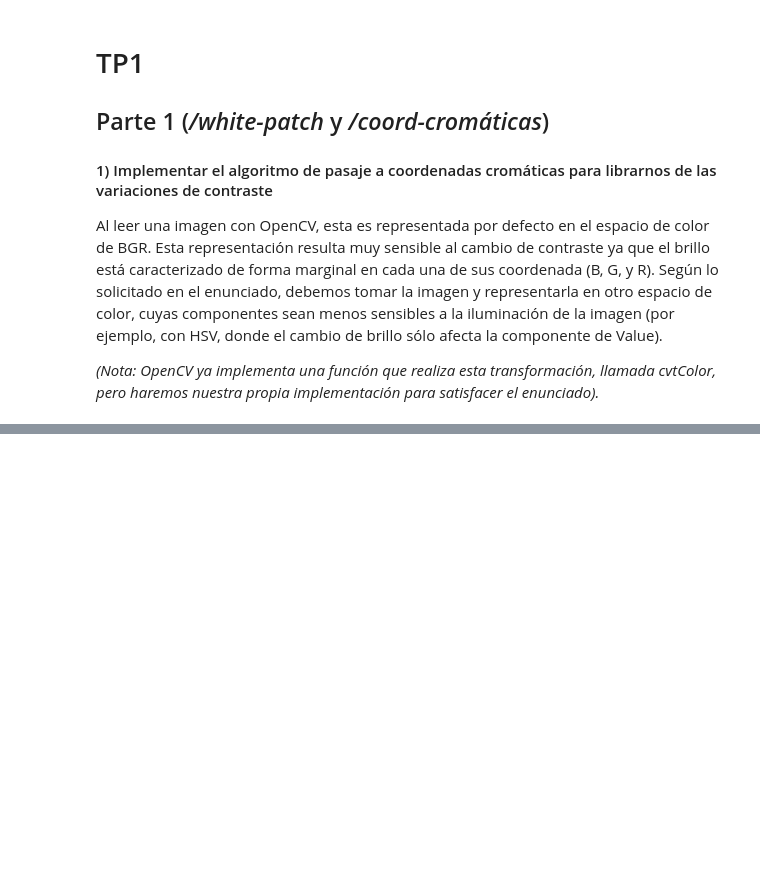
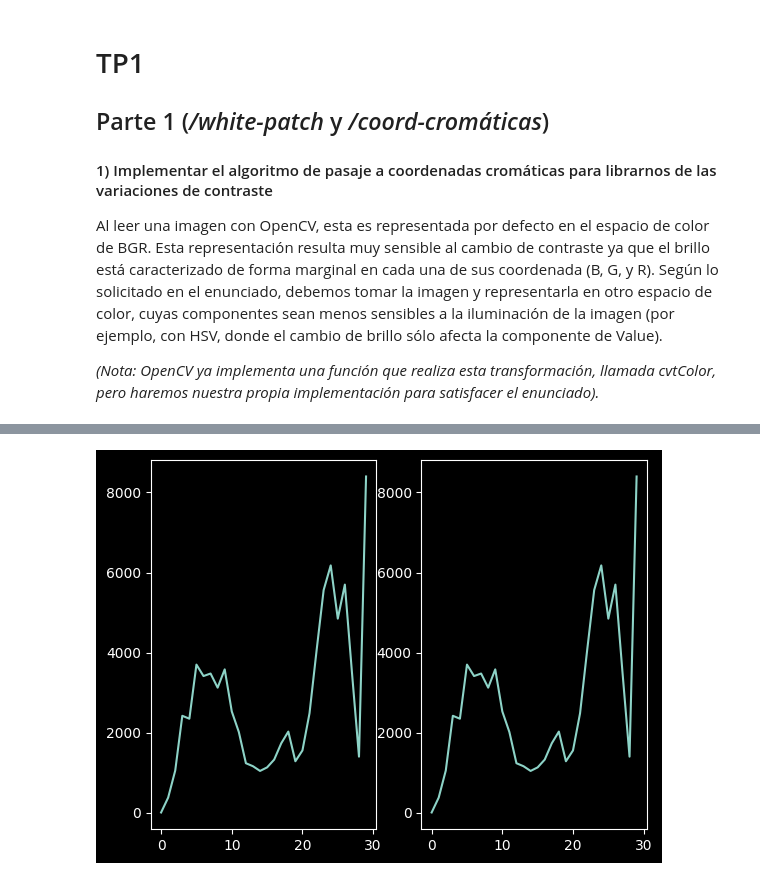
Before and after one commit to Muscian/VpC_1, a Jupyter notebook: Material_TPs/TP1/TP1_resuelto.ipynb, the cells around one changed output, grey strips where cells are left out. Drawn from its saved outputs; the diff is of its cells as text; code cells hidden in the pictures; blank space fills up the shorter version.

```diff
--- a/Material_TPs/TP1/TP1_resuelto.ipynb
+++ b/Material_TPs/TP1/TP1_resuelto.ipynb
@@ -93,0 +226,17 @@ print(img_hsv)
+# %%
+# Comenzamos por calcular y graficar los histogramas con las funciones de OpenCV y matplot:
+
+hist1 = cv.calcHist([img1], [0], None, [30], [0, 256])
+hist2 = cv.calcHist([img2], [0], None, [30], [0, 256])
+
+plt.figure()
+
+plt.subplot(1, 2, 1)
+plt.plot(hist1)
+
+plt.subplot(1,2,2)
+plt.plot(hist2)
+
+plt.show()
+# %% [output]
+[figure, added]
```
Also changed, not shown: parts of 19 cells of this notebook, 1 other file.
